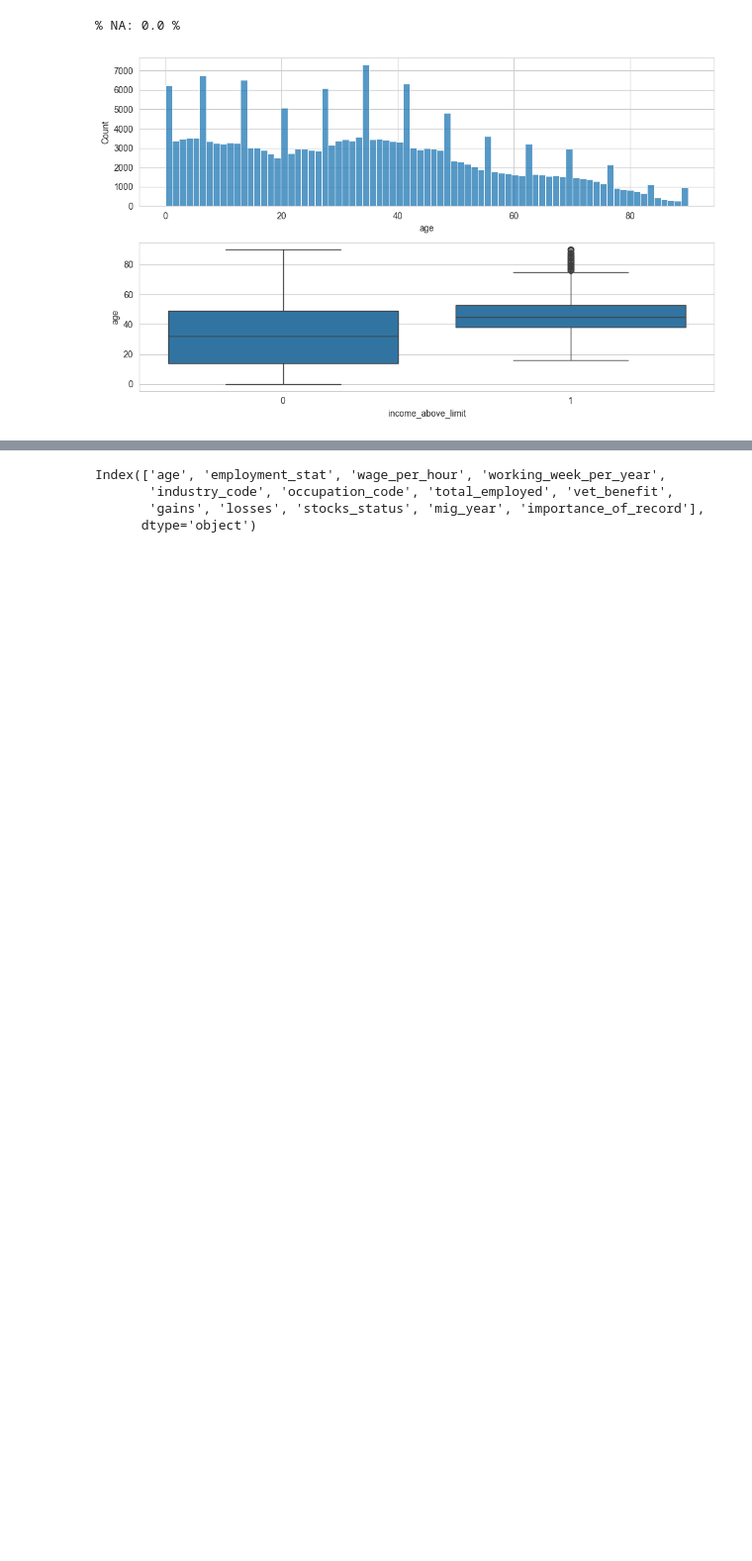
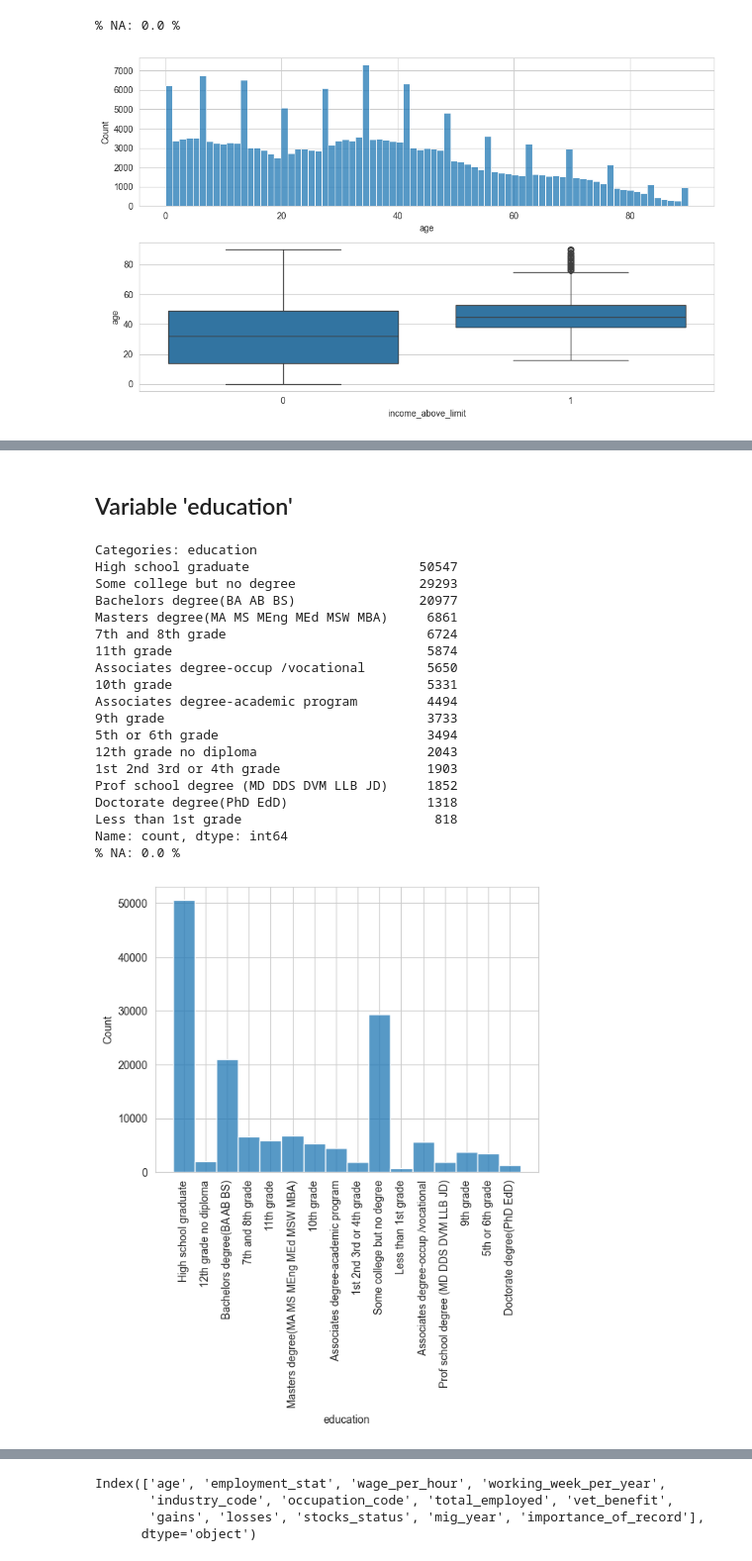
Before and after one commit to hanksnowdon/DataMiningProject, a Jupyter notebook: notebooks/01_EDA.ipynb, the cells around one changed output, grey strips where cells are left out. Shown at 99% size. Saved outputs shown, nothing was run; the diff lists cells and outputs as text; code cells hidden in the pictures; blank space fills up the shorter version.

```diff
--- a/notebooks/01_EDA.ipynb
+++ b/notebooks/01_EDA.ipynb
@@ -166,0 +167,25 @@ num_col = ['age']
+# %% [markdown]
+## Variable 'education'
+# %%
+cat_eda(data_18,'education','income_above_limit',90)
+# %% [output]
+Categories: education
+High school graduate                      50547
+Some college but no degree                29293
+Bachelors degree(BA AB BS)                20977
+Masters degree(MA MS MEng MEd MSW MBA)     6861
+7th and 8th grade                          6724
+11th grade                                 5874
+Associates degree-occup /vocational        5650
+10th grade                                 5331
+Associates degree-academic program         4494
+9th grade                                  3733
+5th or 6th grade                           3494
+12th grade no diploma                      2043
+1st 2nd 3rd or 4th grade                   1903
+Prof school degree (MD DDS DVM LLB JD)     1852
+Doctorate degree(PhD EdD)                  1318
+Less than 1st grade                         818
+Name: count, dtype: int64
+% NA: 0.0 %
+[figure, added]
```
Also changed, not shown: parts of 36 cells of this notebook, 2 other files.
